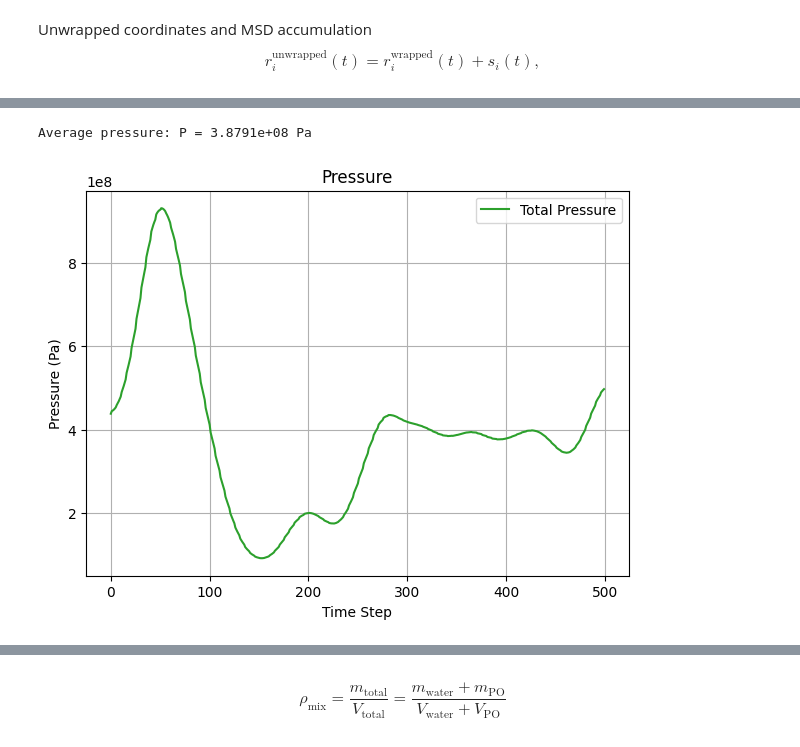
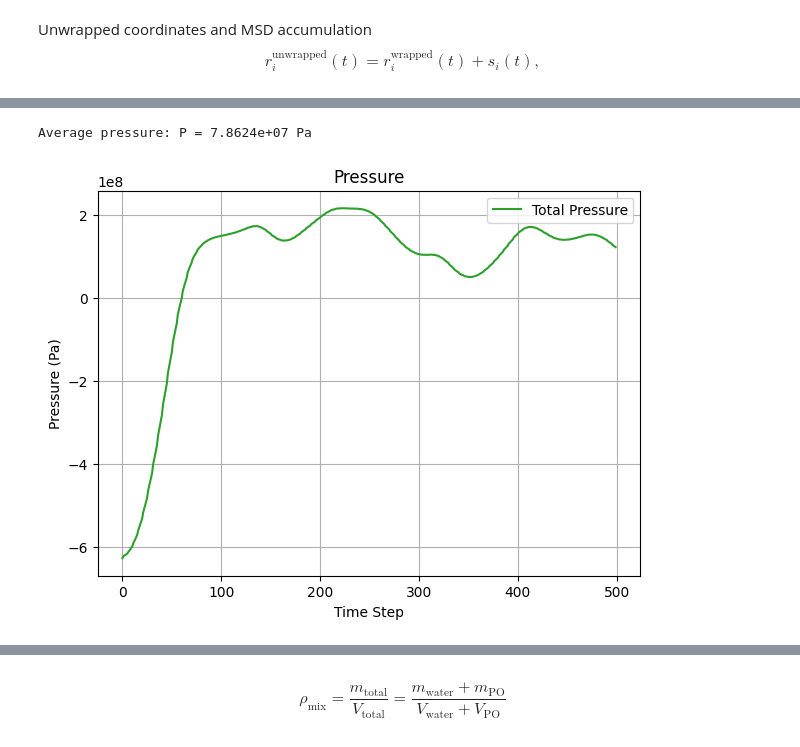
Before and after one commit to AlexPooley7/Multiscale-Modelling, a Jupyter notebook: CE20248/Coursework/newWorkingDoc.ipynb, the cells around one changed output, grey strips where cells are left out. Cells and saved outputs as stored; diff of their text form; code cells hidden in the pictures.

```diff
--- a/CE20248/Coursework/newWorkingDoc.ipynb
+++ b/CE20248/Coursework/newWorkingDoc.ipynb
@@ -919,6 +917,12 @@ for r_idx, current_ratio in enumerate(molar_ratio_list): # molar ratio index
     for t_idx, current_temp in enumerate(temperatures_list): # temperature index
 
         print(f"\nSTARTING SIMULATION: Ratio (H2O:PO)={current_ratio}, Temp={current_temp} K")
+
+        # Check for the specific condition: Ratio=30 AND Temp=313.15
+        if current_ratio == 30 and current_temp == 313.15:
+            Ngrid = 6
+            N_total = Ngrid**3
+            print(f"--- VALIDATION RUN DETECTED: Setting Ngrid = {Ngrid} ---")
 
         # Reset simulation storage variables for this run
         KE, PE, TE, LJpotlist, dippotlist = [], [], [], [], []
@@ -933,6 +937,7 @@ for r_idx, current_ratio in enumerate(molar_ratio_list): # molar ratio index
         bead_particle_type = []
         bond_list = [] # List to store bonded pairs, e.g., [(2, 3), (6, 7), ...]
         bead_id_counter = 0 # Starts at 0, will go up to 33
+        P_history = []
 
         # Update global T variable for this run
         T = current_temp
@@ -943,7 +948,7 @@ for r_idx, current_ratio in enumerate(molar_ratio_list): # molar ratio index
         # Density calculation
 
         rho = density_calculator(molar_ratio) # Calls the density of mixture calculator function
-        print(f"\nDensity of current simulation: rho = {rho} Kg/m3") # Print result for checking
+        # print(f"\nDensity of current simulation: rho = {rho} Kg/m3") # Print result for checking
 
         #----------------------------------------------------------------------------------------------------------
 
@@ -1077,8 +1082,7 @@ for r_idx, current_ratio in enumerate(molar_ratio_list): # molar ratio index
         # Initial neighbour list formation
 
         neighbour_list = build_neighbour_list(positions, L, rlist, bond_set)
-
-        print_bond_diagnostics(N_po, bond_set, bond_list, neighbour_list)
+        # print_bond_diagnostics(N_po, bond_set, bond_list, neighbour_list) Print for sanity
 
         #----------------------------------------------------------------------------------------------------------
 
@@ -1119,7 +1123,6 @@ for r_idx, current_ratio in enumerate(molar_ratio_list): # molar ratio index
 
         # Velocity Vertlet Integrator - More efficient one out there?, check force function in right order
         Tinst_history = [Tinst]
-        P_history = []
         bead_masses_list = np.array(bead_masses_list)
 
         for step in range(steps): # Will run for number of step initialised earlier
@@ -1147,11 +1150,11 @@ for r_idx, current_ratio in enumerate(molar_ratio_list): # molar ratio index
             dippotlist.append(0) # Placeholder if dipole not calculated
 
             # Velocity adjustment thermostat
-            Tinst = (2 * kin) / (3 * N_total * kB)
+            Tinst = (2 * kin) / (3 * N_beads * kB)
             Tinst_history.append(Tinst)                          # Add the inst temps to list for analysis
 
             # Virial
-            Pinst = (N_total * kB * Tinst + virial / 3) / (L**3)  # Pressure calc
+            Pinst = (N_beads * kB * Tinst + virial / 3) / (L**3)  # Pressure calc
             P_history.append(Pinst)
 
             # Rescale velocities to target temperature
@@ -1224,7 +1227,7 @@ for r_idx, current_ratio in enumerate(molar_ratio_list): # molar ratio index
         #----------------------------------------------------------------------------------------------------------
 
         # Analysis of the system choice - which model do we want to analyse?
-        if current_ratio > 1e6 and current_temp == 312:
+        if current_ratio == 30 and current_temp == (273.15+40):
             # Only draw the rdf for the pure water system and temeprature for discussion
             bead_particle_type = np.array(bead_particle_type)
             L_Angstroms = L * 1e10
@@ -1337,19 +1340,19 @@ plt.show()
 # %%
 # Pressure analysis
 
 P_avg = np.mean(P_history)
 print(f"Average pressure: P = {P_avg:.4e} Pa")
 plt.figure(figsize=(7, 5))
-plt.plot(P_history, label='Total Pressure', color='tab:green')
+plt.plot(P_stored, label='Total Pressure', color='tab:green')
 plt.xlabel('Time Step')
 plt.ylabel('Pressure (Pa)')
 plt.title('Pressure')
 plt.legend()
 plt.grid(True)
 plt.show()
 # %% [output]
-Average pressure: P = 3.8791e+08 Pa
+Average pressure: P = 7.8624e+07 Pa
-[figure, old version]
+[figure, new version]
 # %%
 # RDF analysis
 
```
Also changed, not shown: parts of 9 cells of this notebook, 1 other file.
